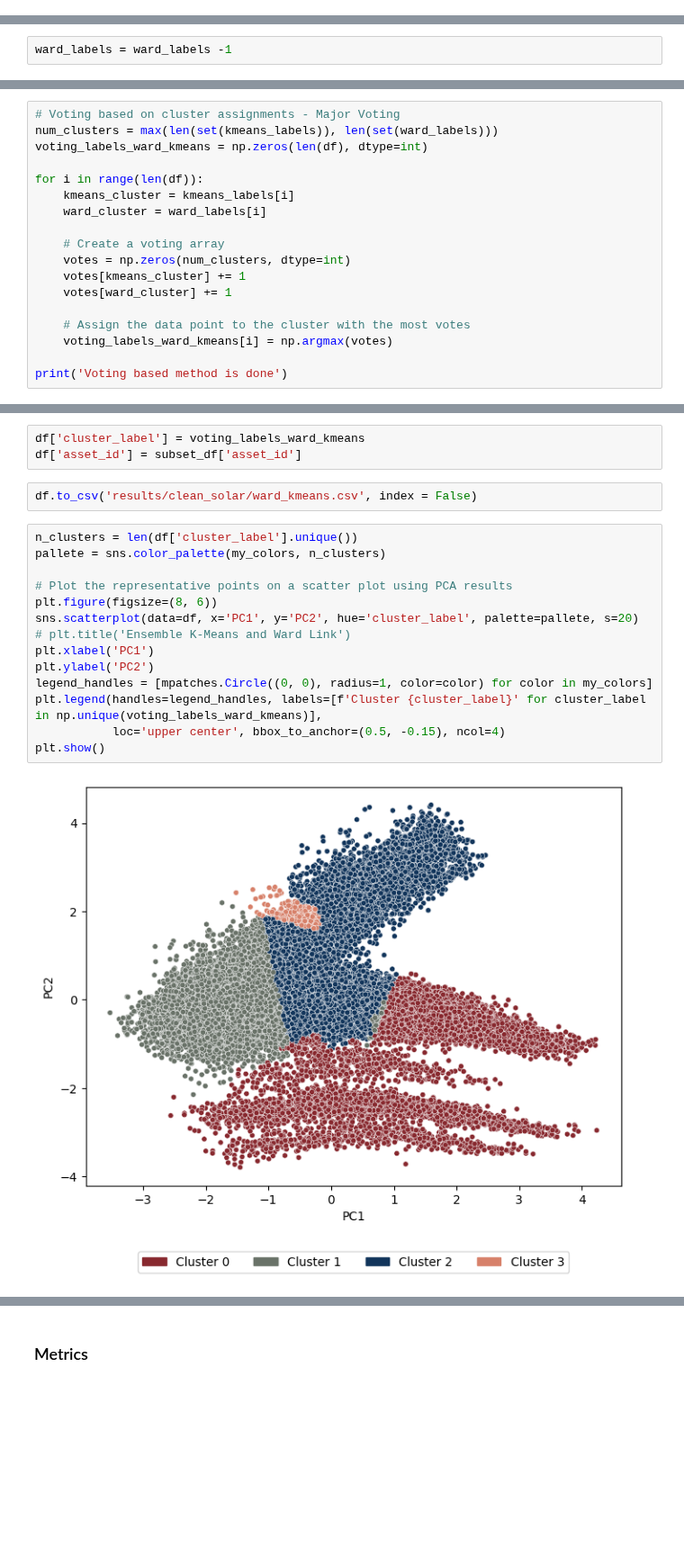
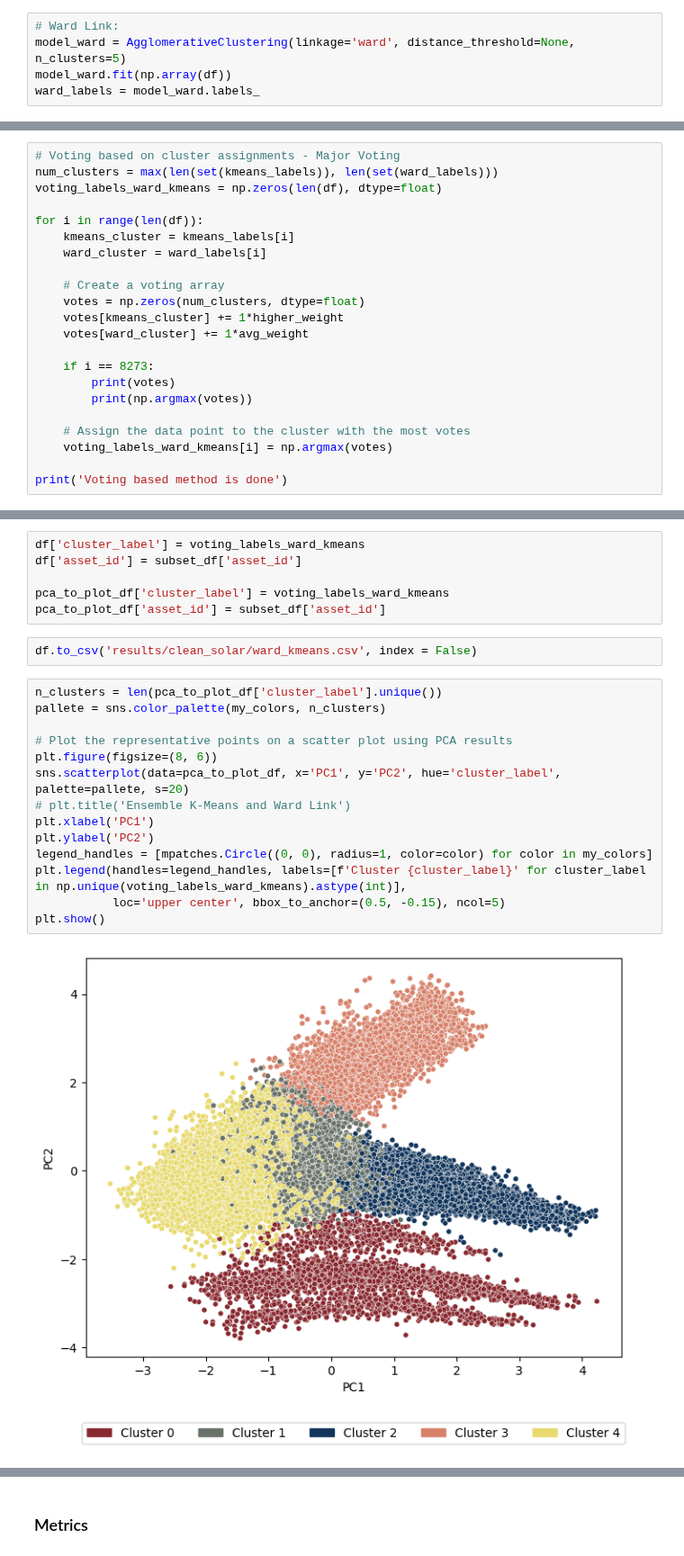
Before and after one commit to sarabreu/thesis_dev, a Jupyter notebook: 4_ensemble_models/clean_solar.ipynb, the cells around one changed output, grey strips where cells are left out. Shown at 90% size. Cells and saved outputs as stored; diff of their text form; blank space fills up the shorter version.

```diff
--- a/4_ensemble_models/clean_solar.ipynb
+++ b/4_ensemble_models/clean_solar.ipynb
@@ -255,3 +238,8 @@ ward_labels = fcluster(linkage_matrix, num_clusters, criterion='maxclust')
+# %%
+# Ward Link:
+model_ward = AgglomerativeClustering(linkage='ward', distance_threshold=None, n_clusters=5)
+model_ward.fit(np.array(df))
+ward_labels = model_ward.labels_
 # %%
 with open('results/clean_solar/ward.pickle', 'wb') as f:
     pickle.dump(model_ward, f)
@@ -264,5 +252,3 @@ with open('results/clean_solar/ward.pickle', 'rb') as f:
 
 with open('results/clean_solar/ward_labels.pickle', 'rb') as f:
     ward_labels = pickle.load(f)
-# %%
-ward_labels = ward_labels -1
@@ -269,16 +259,20 @@ ward_labels = ward_labels -1
 # %%
 # Voting based on cluster assignments - Major Voting
 num_clusters = max(len(set(kmeans_labels)), len(set(ward_labels)))
-voting_labels_ward_kmeans = np.zeros(len(df), dtype=int)
+voting_labels_ward_kmeans = np.zeros(len(df), dtype=float)
 
 for i in range(len(df)):
     kmeans_cluster = kmeans_labels[i]
     ward_cluster = ward_labels[i]
 
     # Create a voting array
-    votes = np.zeros(num_clusters, dtype=int)
-    votes[kmeans_cluster] += 1
-    votes[ward_cluster] += 1
+    votes = np.zeros(num_clusters, dtype=float)
+    votes[kmeans_cluster] += 1*higher_weight
+    votes[ward_cluster] += 1*avg_weight
+
+    if i == 8273:
+        print(votes)
+        print(np.argmax(votes))
 
     # Assign the data point to the cluster with the most votes
     voting_labels_ward_kmeans[i] = np.argmax(votes)
@@ -289,24 +285,27 @@ Voting based method is done
 # %%
 df['cluster_label'] = voting_labels_ward_kmeans
 df['asset_id'] = subset_df['asset_id']
+
+pca_to_plot_df['cluster_label'] = voting_labels_ward_kmeans
+pca_to_plot_df['asset_id'] = subset_df['asset_id']
 # %%
 df.to_csv('results/clean_solar/ward_kmeans.csv', index = False)
 # %%
-n_clusters = len(df['cluster_label'].unique())
+n_clusters = len(pca_to_plot_df['cluster_label'].unique())
 pallete = sns.color_palette(my_colors, n_clusters)
 
 # Plot the representative points on a scatter plot using PCA results
 plt.figure(figsize=(8, 6))
-sns.scatterplot(data=df, x='PC1', y='PC2', hue='cluster_label', palette=pallete, s=20)
+sns.scatterplot(data=pca_to_plot_df, x='PC1', y='PC2', hue='cluster_label', palette=pallete, s=20)
 # plt.title('Ensemble K-Means and Ward Link')
 plt.xlabel('PC1')
 plt.ylabel('PC2')
 legend_handles = [mpatches.Circle((0, 0), radius=1, color=color) for color in my_colors]
-plt.legend(handles=legend_handles, labels=[f'Cluster {cluster_label}' for cluster_label in np.unique(voting_labels_ward_kmeans)],
-           loc='upper center', bbox_to_anchor=(0.5, -0.15), ncol=4)
+plt.legend(handles=legend_handles, labels=[f'Cluster {cluster_label}' for cluster_label in np.unique(voting_labels_ward_kmeans).astype(int)],
+           loc='upper center', bbox_to_anchor=(0.5, -0.15), ncol=5)
 plt.show()
 # %% [output]
-[figure, old version]
+[figure, new version]
 # %%
 most_frequent_clusters = df.groupby('asset_id')['cluster_label'].agg(lambda x: np.bincount(x).argmax())
 
```
Also changed, not shown: parts of 56 cells of this notebook, 3 other files.
